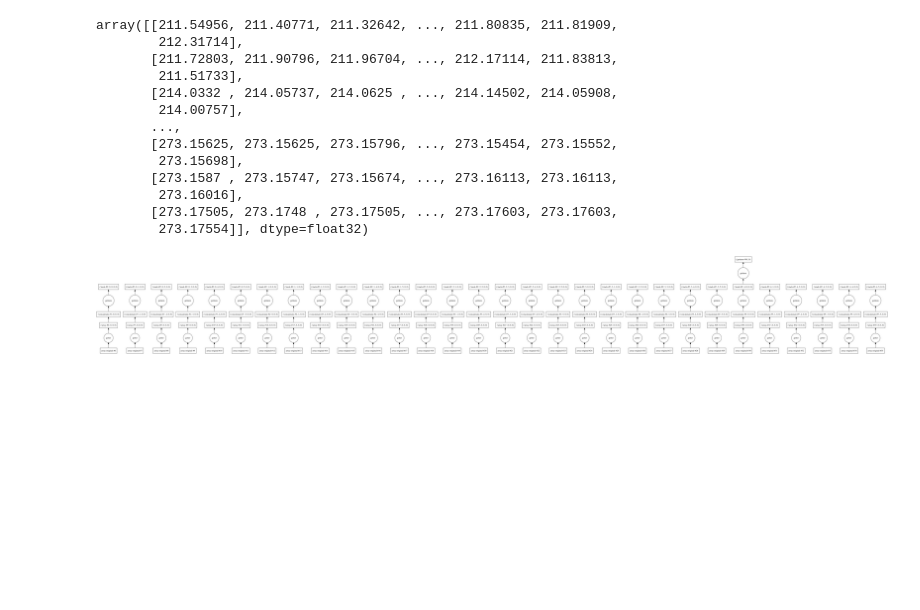
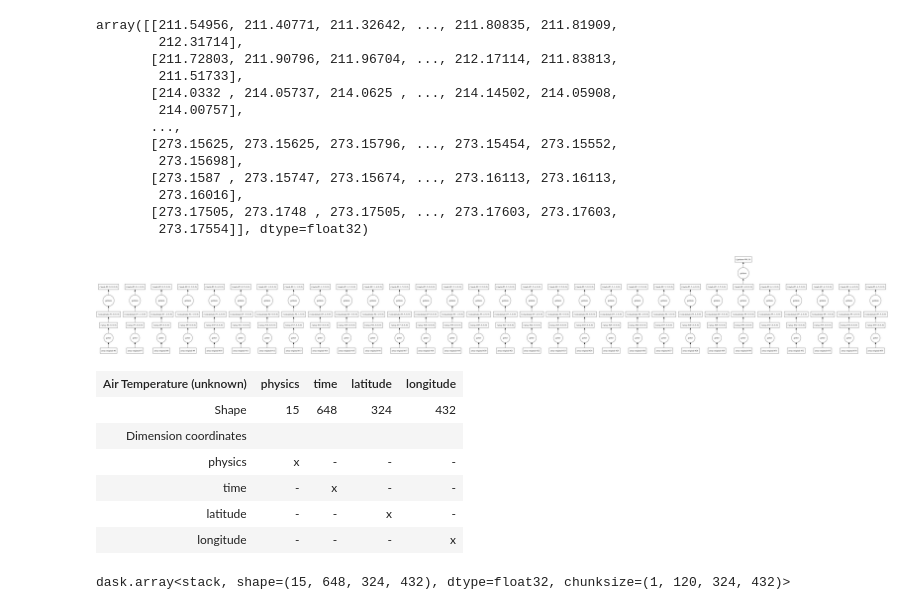
Before and after one commit to informatics-lab/data-discovery, a Jupyter notebook: safe_manually_defined_cube.ipynb, the cells around one changed output. Drawn from its saved outputs; the diff is of its cells as text; code cells hidden in the pictures; blank space fills up the shorter version.

```diff
--- a/safe_manually_defined_cube.ipynb
+++ b/safe_manually_defined_cube.ipynb
@@ -182,9 +182,9 @@ notfound=[]
 lastfile = None
 p_arrays = []
 dim_order = ['physics', 'time', 'lat', 'lon']
-for p in range(0, len(physics_coord_points), 3):
+for p in range(0, len(physics_coord_points)):
     t_arrays = []
-    for t in range(0, len(time_coord_points), 9):
+    for t in range(0, len(time_coord_points)):
 
         file, shape = file_details(t, p)
         if os.path.exists(file):
@@ -313,0 +237,38 @@ class NetCDFDataProxy(object):
+# %%
+def points_to_coord(var_name, points, units=None, long_name=None, standard_name=None):
+    long_name = long_name if long_name else var_name
+    return iris.coords.DimCoord(
+        points=points,
+        standard_name=standard_name,
+        long_name=long_name,
+        var_name=var_name, units=units)
+
+
+dim_coords = [
+    points_to_coord('physics', physics_coord_points),
+    points_to_coord('time', time_coord_points, TUNIT),
+    points_to_coord('latitude', cube.coord('latitude').points, 'degrees'),
+    points_to_coord('longitude', cube.coord('longitude').points, 'degrees')
+]
+
+cube = iris.cube.Cube(
+        data=data,
+        standard_name='air_temperature',
+        long_name='air_temperature',
+        var_name='tas',
+        units = '',
+        dim_coords_and_dims=[(coord, i) for i, coord in enumerate(dim_coords)])
+# %%
+cube
+# %% [output]
+| Air Temperature (unknown) | physics | time | latitude | longitude |
+| Shape | 15 | 648 | 324 | 432 |
+| Dimension coordinates |  |  |  |  |
+| physics | x | - | - | - |
+| time | - | x | - | - |
+| latitude | - | - | x | - |
+| longitude | - | - | - | x |
+# %%
+data
+# %% [output]
+dask.array<stack, shape=(15, 648, 324, 432), dtype=float32, chunksize=(1, 120, 324, 432)>
```
Also changed, not shown: parts of 9 cells of this notebook.
